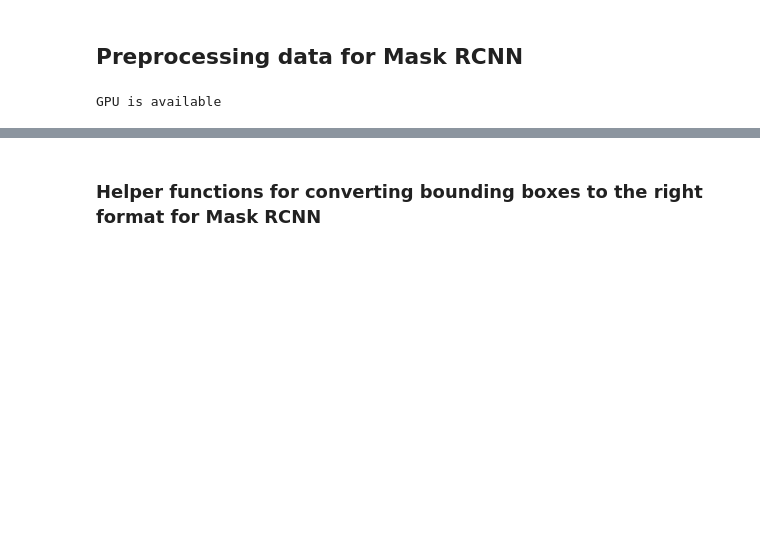
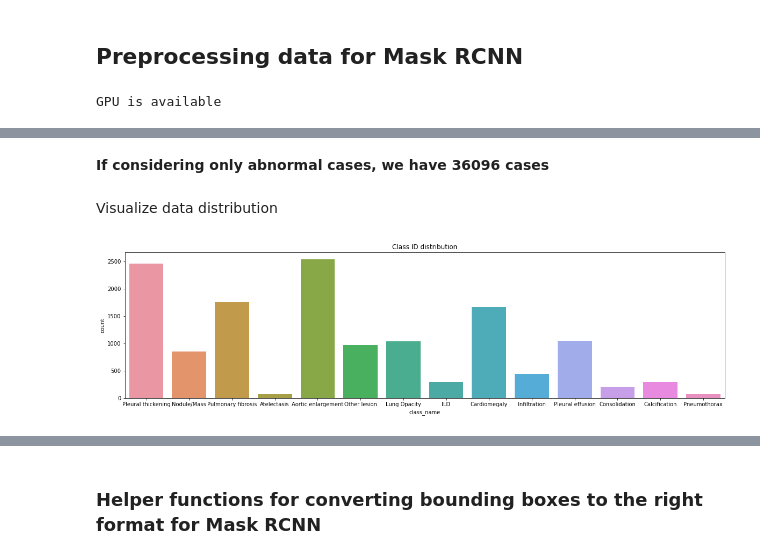
Before and after one commit to daitranskku/chest_x_ray_abnormalities_detection, a Jupyter notebook: MaskRCNN_implementation/generate_data.ipynb, the cells around one changed output, grey strips where cells are left out. Cells and saved outputs as stored; diff of their text form; code cells hidden in the pictures; blank space fills up the shorter version.

```diff
--- a/MaskRCNN_implementation/generate_data.ipynb
+++ b/MaskRCNN_implementation/generate_data.ipynb
@@ -41,0 +55,4 @@ len(train_df)
+# %%
+train_df = train_df.query('class_id != 14')
+train_df = train_df.query("rad_id == 'R9'")
+train_df
@@ -41,0 +73,11 @@ len(train_df)
+# %% [markdown]
+**If considering only abnormal cases, we have 36096 cases**
+# %% [markdown]
+Visualize data distribution
+# %%
+plt.figure(figsize=(20,5))
+sns.countplot(x = 'class_name', data = train_df)
+plt.title('Class ID distribution')
+plt.show()
+# %% [output]
+[figure, added]
```
Also changed, not shown: parts of 23 cells of this notebook, 6 other files.
